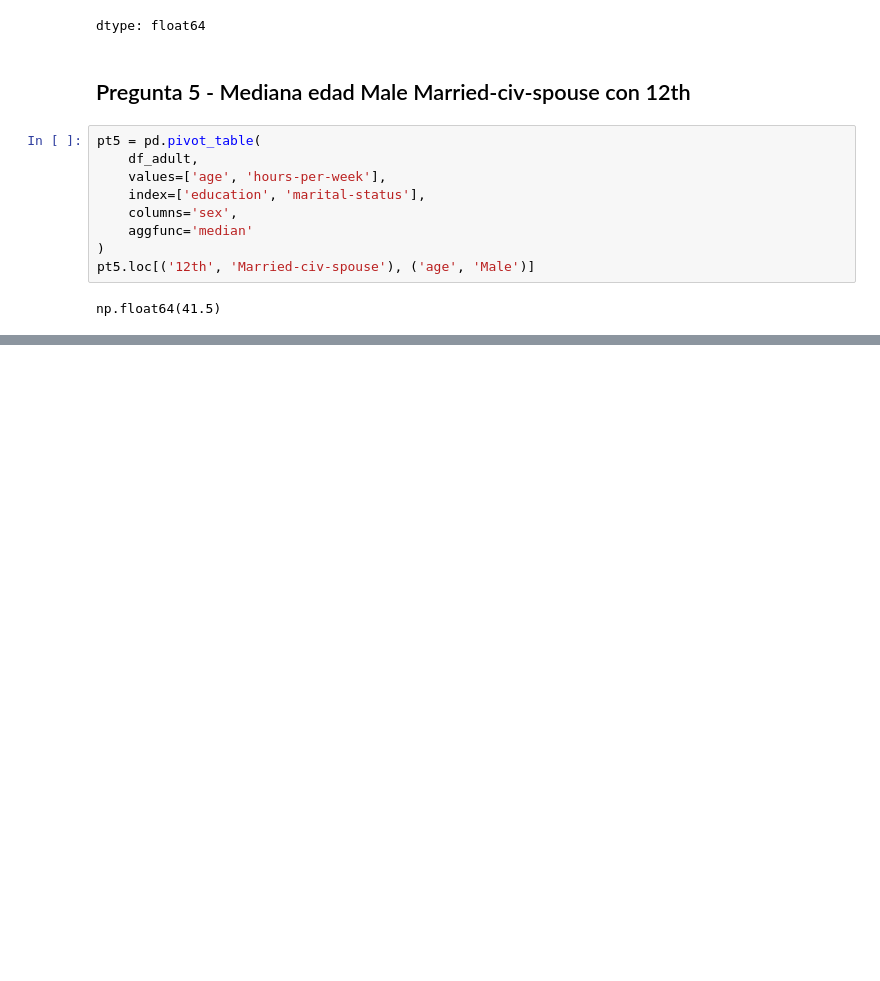
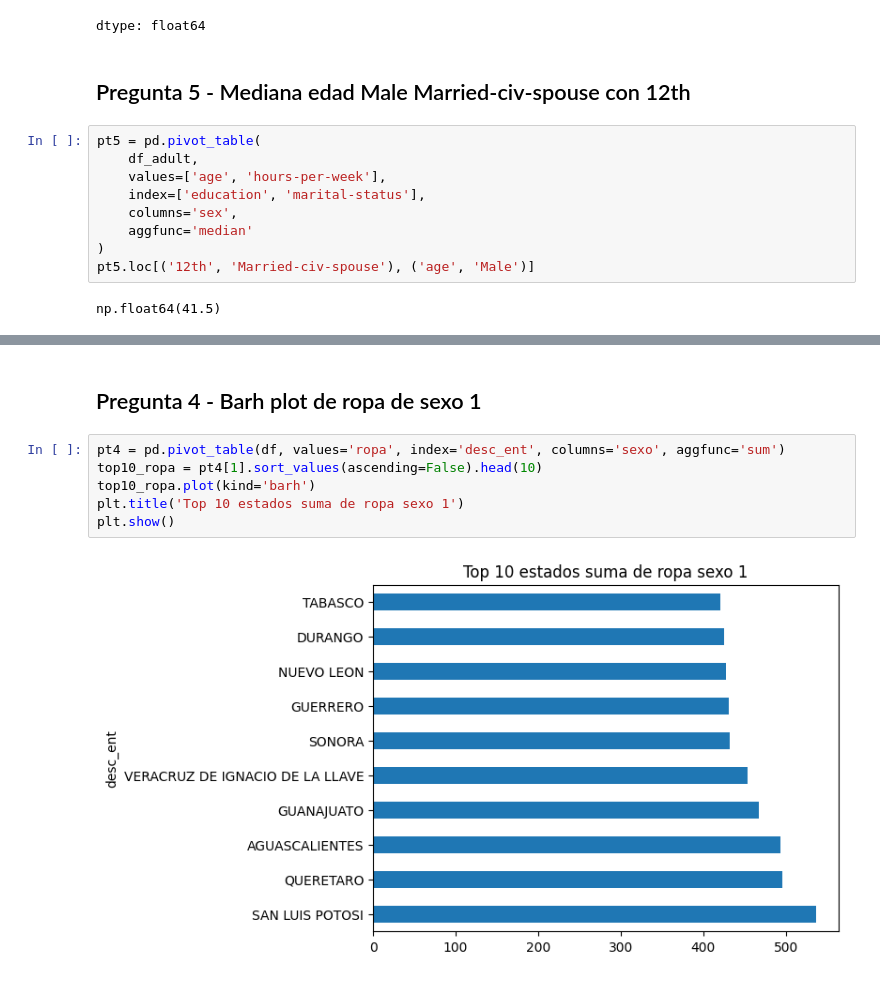
Before and after one commit to a00842247-alt/evidencies_2039_2026, a Jupyter notebook: Evidencias_de_las_Actividades.ipynb, the cells around one changed output, grey strips where cells are left out. Saved outputs shown, nothing was run; the diff lists cells and outputs as text; blank space fills up the shorter version.

```diff
--- a/Evidencias_de_las_Actividades.ipynb
+++ b/Evidencias_de_las_Actividades.ipynb
@@ -64,0 +98,10 @@ np.float64(41.5)
+# %% [markdown]
+## Pregunta 4 - Barh plot de ropa de sexo 1
+# %%
+pt4 = pd.pivot_table(df, values='ropa', index='desc_ent', columns='sexo', aggfunc='sum')
+top10_ropa = pt4[1].sort_values(ascending=False).head(10)
+top10_ropa.plot(kind='barh')
+plt.title('Top 10 estados suma de ropa sexo 1')
+plt.show()
+# %% [output]
+[figure, added]
```
Also changed, not shown: parts of 10 cells of this notebook.
